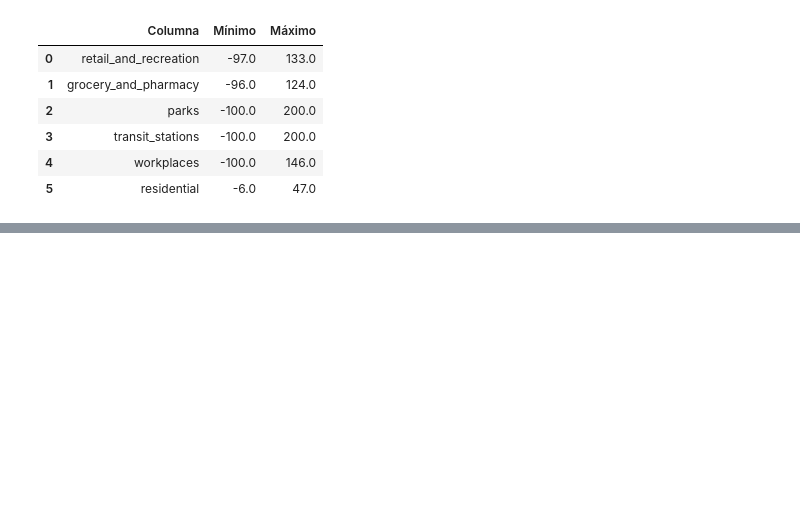
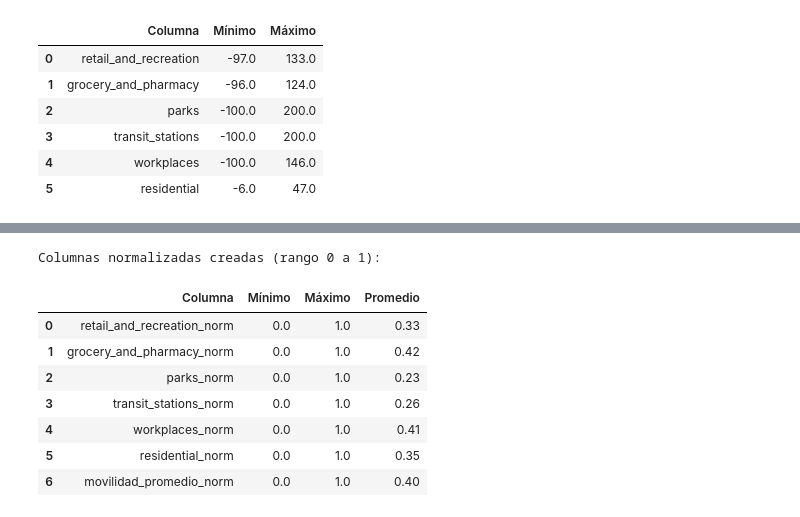
Before and after one commit to moirabittner/Proyecto_Movilidad_MoiraBittner, a Jupyter notebook: Proyecto_Movilidad.ipynb, the cells around one changed output, grey strips where cells are left out. Saved outputs shown, nothing was run; the diff lists cells and outputs as text; code cells hidden in the pictures; blank space fills up the shorter version.

```diff
--- a/Proyecto_Movilidad.ipynb
+++ b/Proyecto_Movilidad.ipynb
@@ -208,0 +262,35 @@ DESPUÉS de corregir outliers:
+# %%
+# --- 3. Escalamiento: Aplicar MinMaxScaler a columnas numéricas ---
+
+from sklearn.preprocessing import MinMaxScaler
+
+scaler = MinMaxScaler()
+
+cols_a_escalar = cols_movilidad + ['movilidad_promedio']
+
+for col in cols_a_escalar:
+    nombre_corto = col.replace("_percent_change_from_baseline", "")
+    df_chile[nombre_corto + '_norm'] = scaler.fit_transform(df_chile[[col]])
+
+cols_norm = [col for col in df_chile.columns if col.endswith('_norm')]
+
+print("Columnas normalizadas creadas (rango 0 a 1):")
+resumen_norm = []
+for col in cols_norm:
+    resumen_norm.append({
+        'Columna': col,
+        'Mínimo': df_chile[col].min(),
+        'Máximo': df_chile[col].max(),
+        'Promedio': round(df_chile[col].mean(), 2)
+    })
+display(pd.DataFrame(resumen_norm))
+# %% [output]
+Columnas normalizadas creadas (rango 0 a 1):
+|  | Columna | Mínimo | Máximo | Promedio |
+| 0 | retail_and_recreation_norm | 0.0 | 1.0 | 0.33 |
+| 1 | grocery_and_pharmacy_norm | 0.0 | 1.0 | 0.42 |
+| 2 | parks_norm | 0.0 | 1.0 | 0.23 |
+| 3 | transit_stations_norm | 0.0 | 1.0 | 0.26 |
+| 4 | workplaces_norm | 0.0 | 1.0 | 0.41 |
+| 5 | residential_norm | 0.0 | 1.0 | 0.35 |
+| 6 | movilidad_promedio_norm | 0.0 | 1.0 | 0.40 |
```
Also changed, not shown: parts of 6 cells of this notebook.
